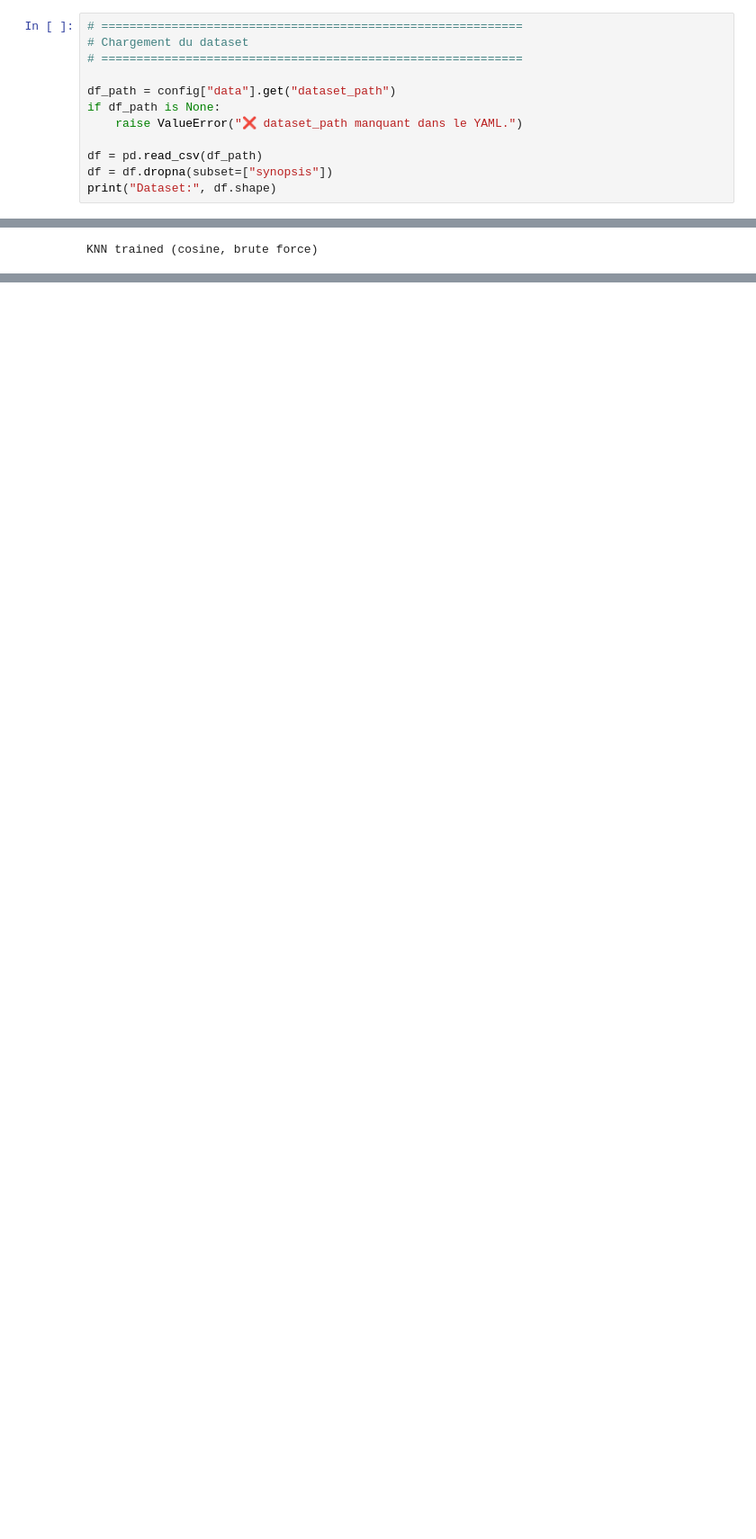
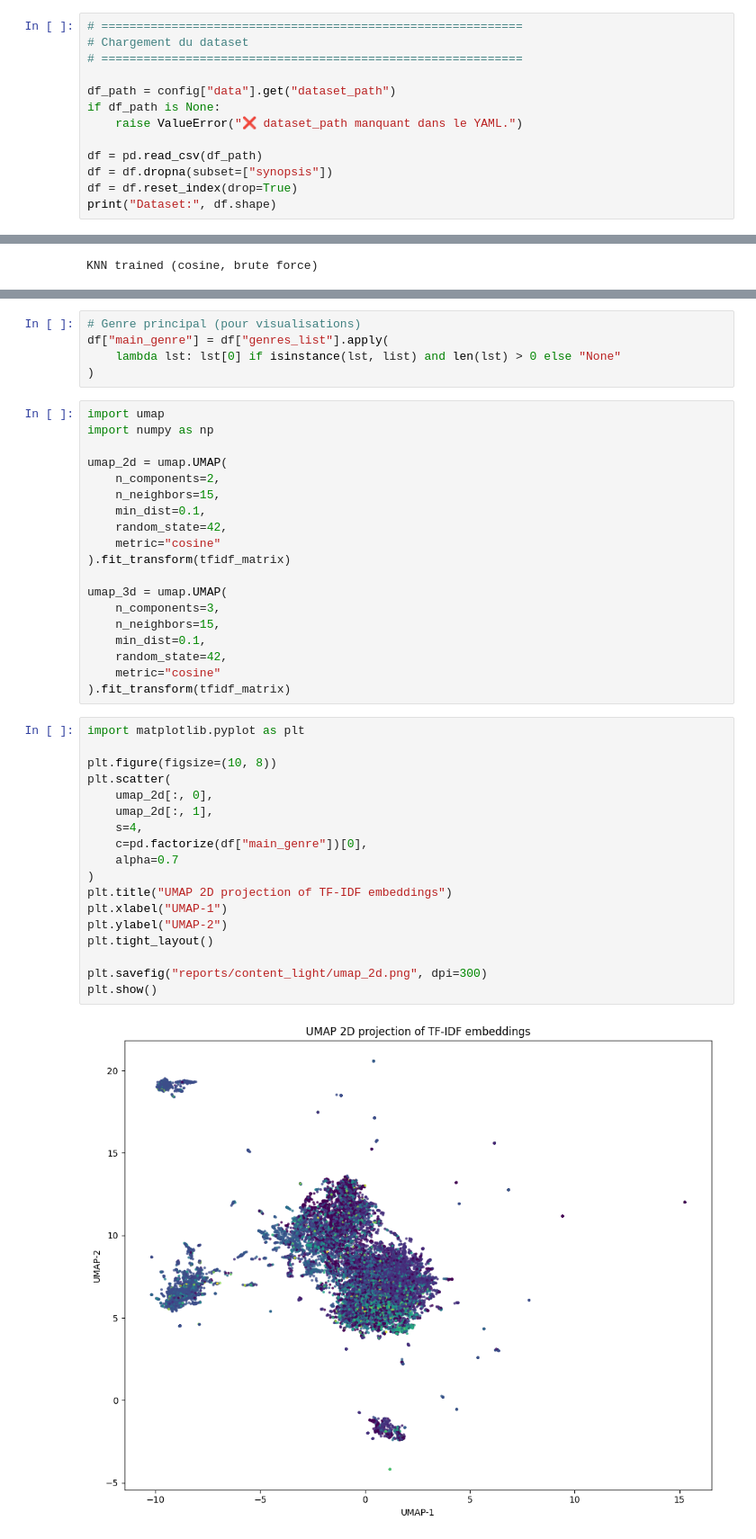
Before and after one commit to daive-masi/anime-recommender-, a Jupyter notebook: notebooks/04_train_content_light.ipynb, the cells around one changed output, grey strips where cells are left out. Shown at 90% size. Cells and saved outputs as stored; diff of their text form; blank space fills up the shorter version.

```diff
--- a/notebooks/04_train_content_light.ipynb
+++ b/notebooks/04_train_content_light.ipynb
@@ -89,6 +91,7 @@ if df_path is None:
 
 df = pd.read_csv(df_path)
 df = df.dropna(subset=["synopsis"])
+df = df.reset_index(drop=True)
 print("Dataset:", df.shape)
 # %% [output]
 Dataset: (23827, 23)
@@ -359,0 +429,44 @@ Saved in: runs/content_light/20251114_094811
+# %%
+# Genre principal (pour visualisations)
+df["main_genre"] = df["genres_list"].apply(
+    lambda lst: lst[0] if isinstance(lst, list) and len(lst) > 0 else "None"
+)
+# %%
+import umap
+import numpy as np
+
+umap_2d = umap.UMAP(
+    n_components=2,
+    n_neighbors=15,
+    min_dist=0.1,
+    random_state=42,
+    metric="cosine"
+).fit_transform(tfidf_matrix)
+
+umap_3d = umap.UMAP(
+    n_components=3,
+    n_neighbors=15,
+    min_dist=0.1,
+    random_state=42,
+    metric="cosine"
+).fit_transform(tfidf_matrix)
+# %%
+import matplotlib.pyplot as plt
+
+plt.figure(figsize=(10, 8))
+plt.scatter(
+    umap_2d[:, 0],
+    umap_2d[:, 1],
+    s=4,
+    c=pd.factorize(df["main_genre"])[0],
+    alpha=0.7
+)
+plt.title("UMAP 2D projection of TF-IDF embeddings")
+plt.xlabel("UMAP-1")
+plt.ylabel("UMAP-2")
+plt.tight_layout()
+
+plt.savefig("reports/content_light/umap_2d.png", dpi=300)
+plt.show()
+# %% [output]
+[figure, added]
```
Also changed, not shown: parts of 23 cells of this notebook, 19 other files.
